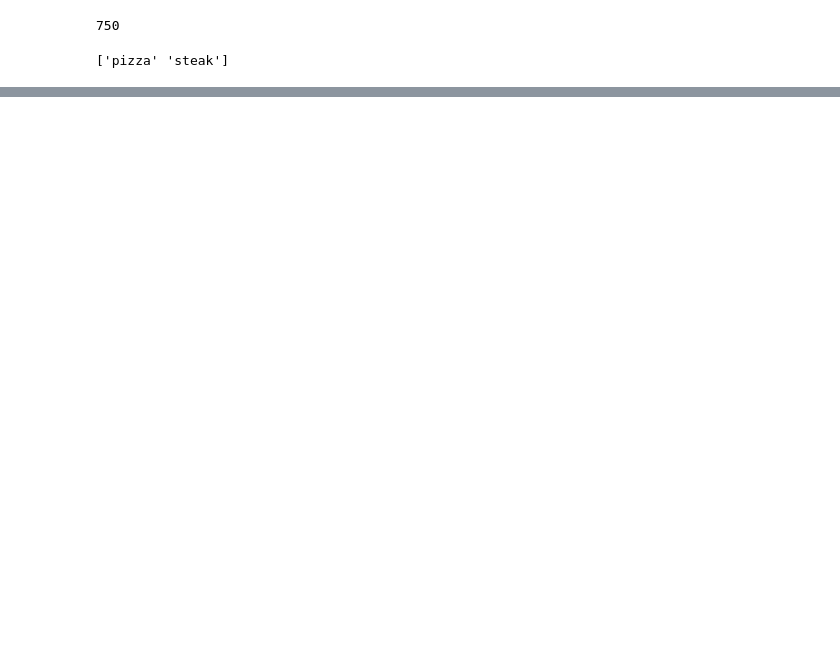
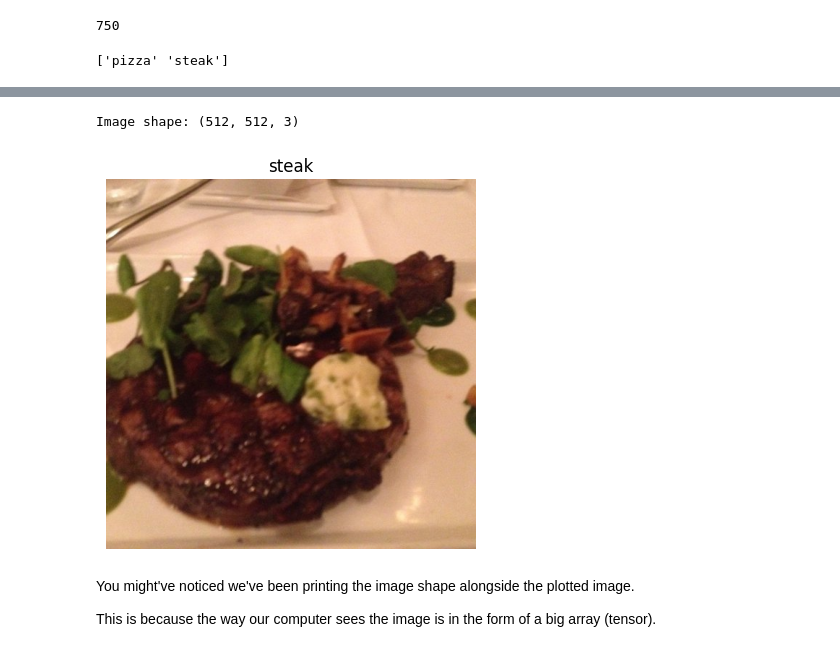
Before and after one commit to Ifeoluwakareem/IFEOLUWA_ML, a Jupyter notebook: Convolutional_NN_and_Computer_Vision_with_TF.ipynb, the cells around one changed output, grey strips where cells are left out. Drawn from its saved outputs; the diff is of its cells as text; code cells hidden in the pictures; blank space fills up the shorter version.

```diff
--- a/Convolutional_NN_and_Computer_Vision_with_TF.ipynb
+++ b/Convolutional_NN_and_Computer_Vision_with_TF.ipynb
@@ -134,0 +137,11 @@ Image shape: (384, 512, 3)
+# %%
+# View a random image from the training dataset
+img = view_random_image(target_dir="pizza_steak/train/",
+                        target_class="steak")
+# %% [output]
+Image shape: (512, 512, 3)
+[figure, added]
+# %% [markdown]
+You might've noticed we've been printing the image shape alongside the plotted image.
+
+This is because the way our computer sees the image is in the form of a big array (tensor).
```
Also changed, not shown: parts of 26 cells of this notebook.
